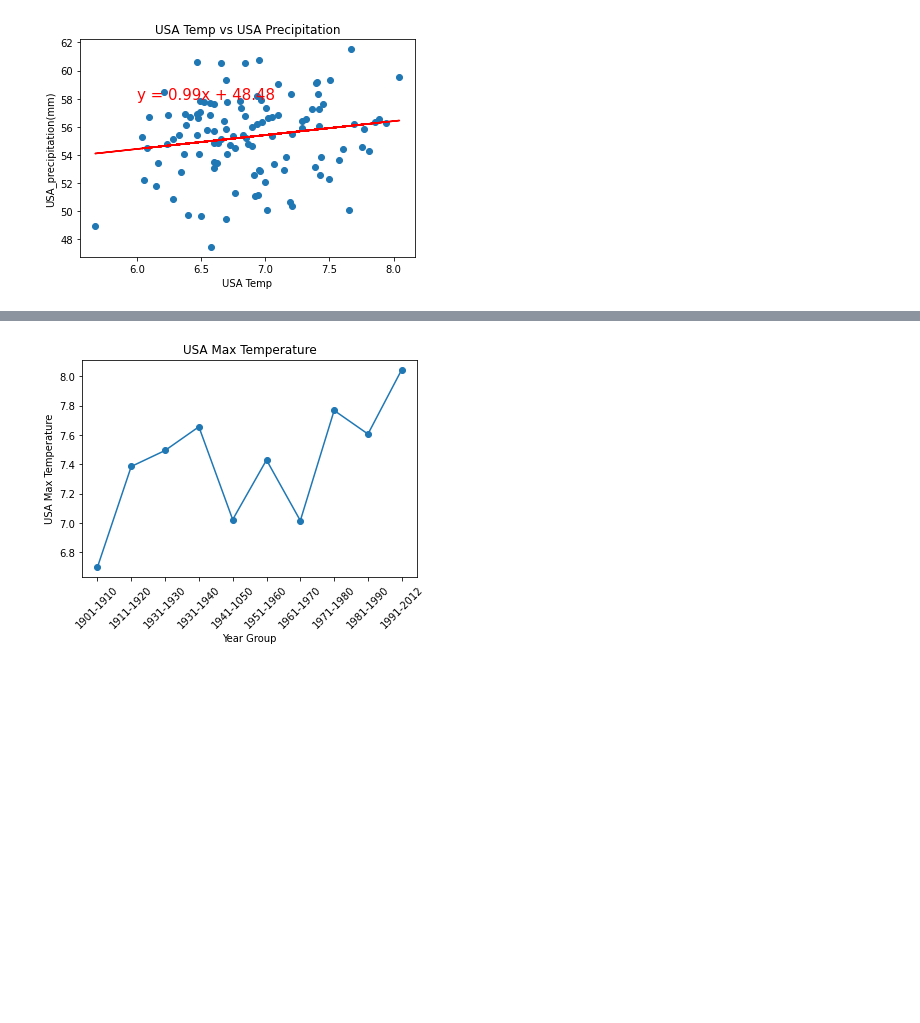
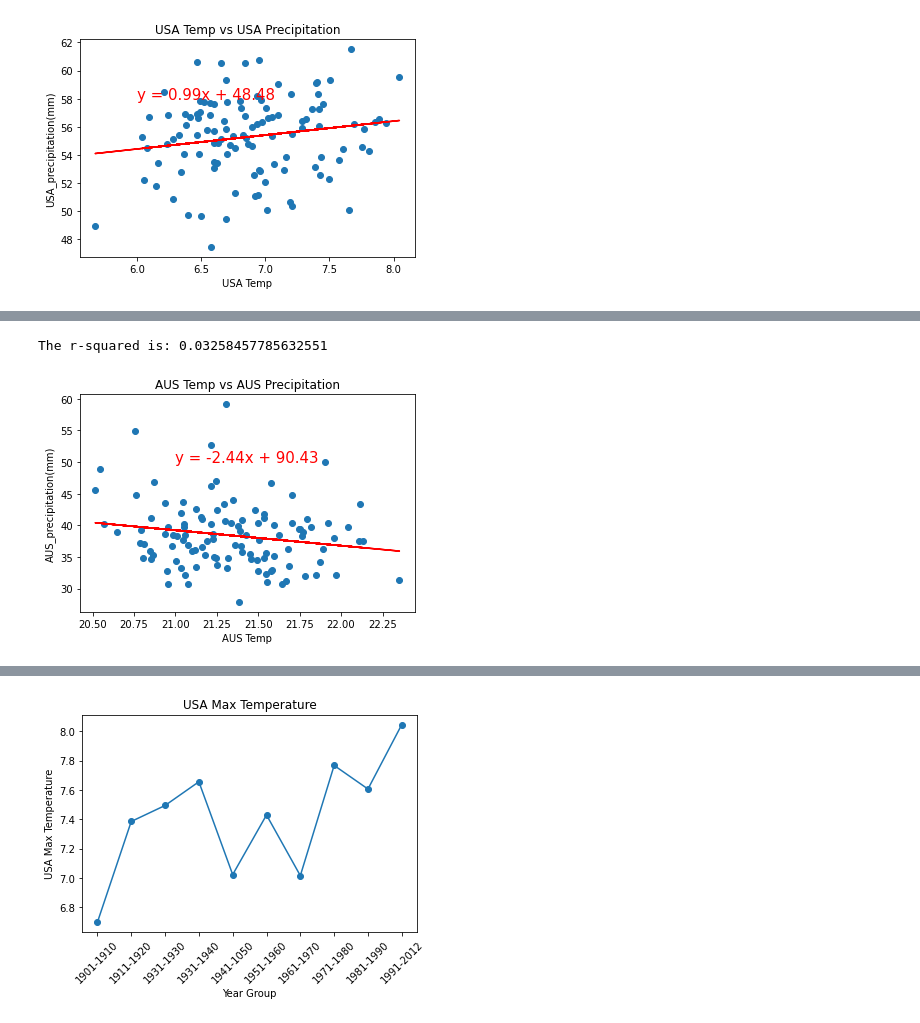
Before and after one commit to LineaFuller/Project_1, a Jupyter notebook: Temp vs Pre.ipynb, the cells around one changed output, grey strips where cells are left out. Cells and saved outputs as stored; diff of their text form; code cells hidden in the pictures; blank space fills up the shorter version.

```diff
--- a/Temp vs Pre.ipynb
+++ b/Temp vs Pre.ipynb
@@ -80,0 +58,16 @@ summary_df
+# %%
+plt.scatter(AUS_temp,AUS_Pre)
+plt.xlabel("AUS Temp")
+plt.ylabel("AUS_precipitation(mm)")
+plt.title("AUS Temp vs AUS Precipitation")
+(slope, intercept, rvalue, pvalue, stderr) = linregress(AUS_temp, AUS_Pre)
+regress_values =  AUS_temp* slope + intercept
+line_eq = "y = " + str(round(slope,2)) + "x + " + str(round(intercept,2))
+plt.plot(AUS_temp,regress_values,"r-")
+plt.annotate(line_eq,(21,50),fontsize=15,color="red")
+print(f"The r-squared is: {rvalue**2}")
+plt.savefig('AUS_Temp_Pre_c.png')
+plt.show()
+# %% [output]
+The r-squared is: 0.03258457785632551
+[figure, added]
```
Also changed, not shown: parts of 9 cells of this notebook, 7 other files.
